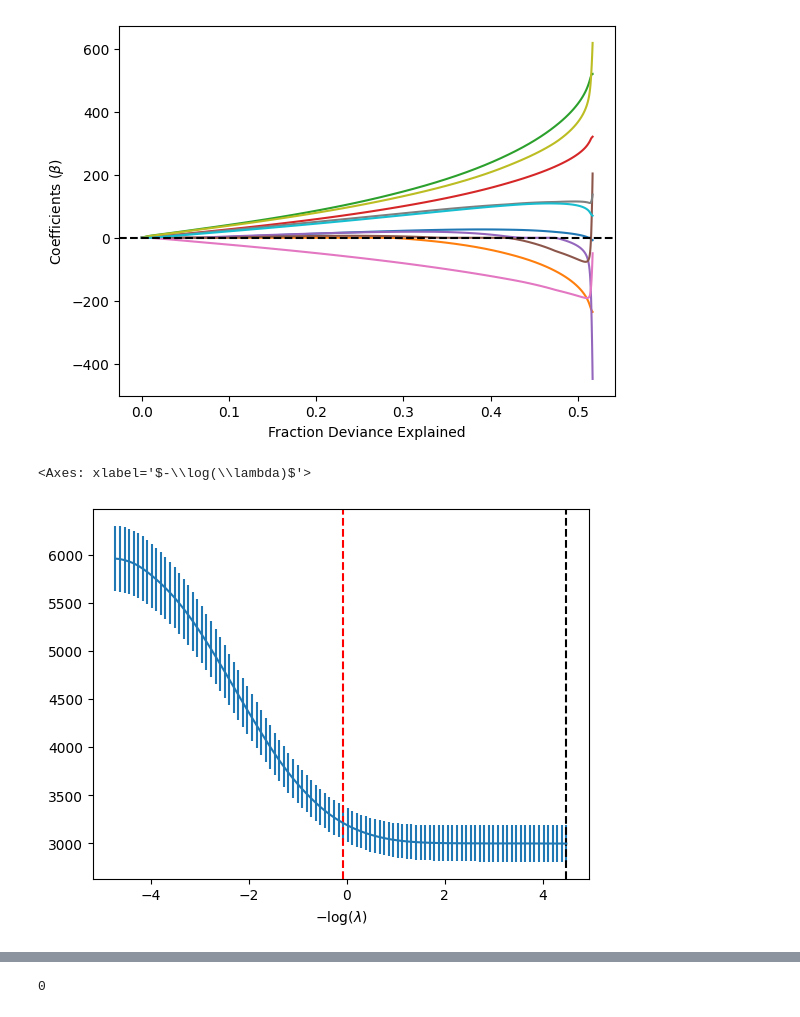
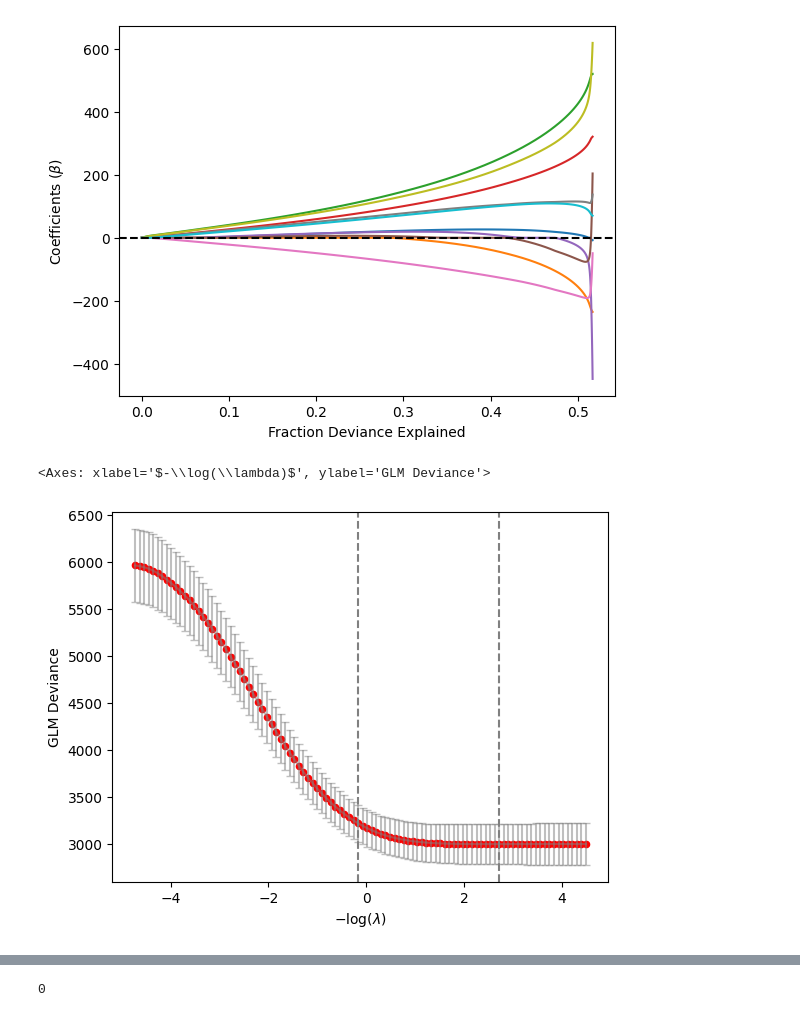
Before and after one commit to jonathan-taylor/glmnetpy, a Jupyter notebook: docs/examples/cross_validation.ipynb, the cells around one changed output, grey strips where cells are left out. Saved outputs shown, nothing was run; the diff lists cells and outputs as text; code cells hidden in the pictures.

Commit message:
some plot color changes

```diff
--- a/docs/examples/cross_validation.ipynb
+++ b/docs/examples/cross_validation.ipynb
@@ -80,5 +81,5 @@ G.cross_validation_path(X, Y, cv=100, alignment='lambda')
         1    0.000    0.000    0.000    0.000 _parallel_backends.py:106(compute_batch_size)
 # %%
-#%%timeit
-G.control.logging = True
-G.cross_validation_path(X, Y, cv=50, alignment='lambda')
+%%timeit
+G.control.logging = False
+G.cross_validation_path(X, Y, cv=10, alignment='lambda')
@@ -91,10 +100,10 @@ G.plot_coefficients(xvar='dev');
 # %% [output]
 [figure]
 # %%
-G.plot_cross_validation()
+G.plot_cross_validation(xvar='lambda')
 # %% [output]
-<Axes: xlabel='$-\\log(\\lambda)$'>
+<Axes: xlabel='$-\\log(\\lambda)$', ylabel='GLM Deviance'>
-[figure, old version]
+[figure, new version]
 # %%
 G2 = clone(G)
 G2.fit(X, Y)
```
Also changed, not shown: parts of 10 cells of this notebook, 1 other file.
